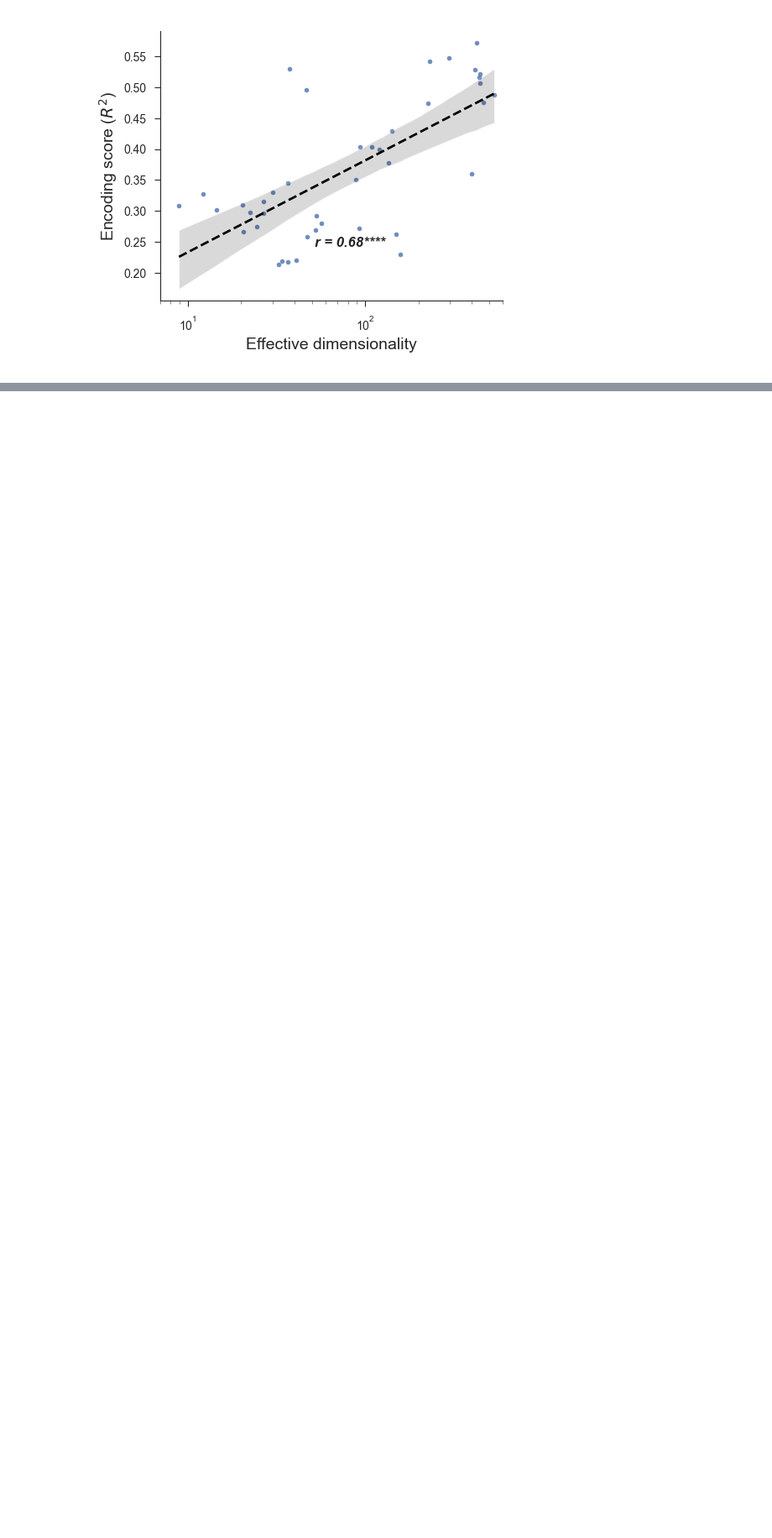
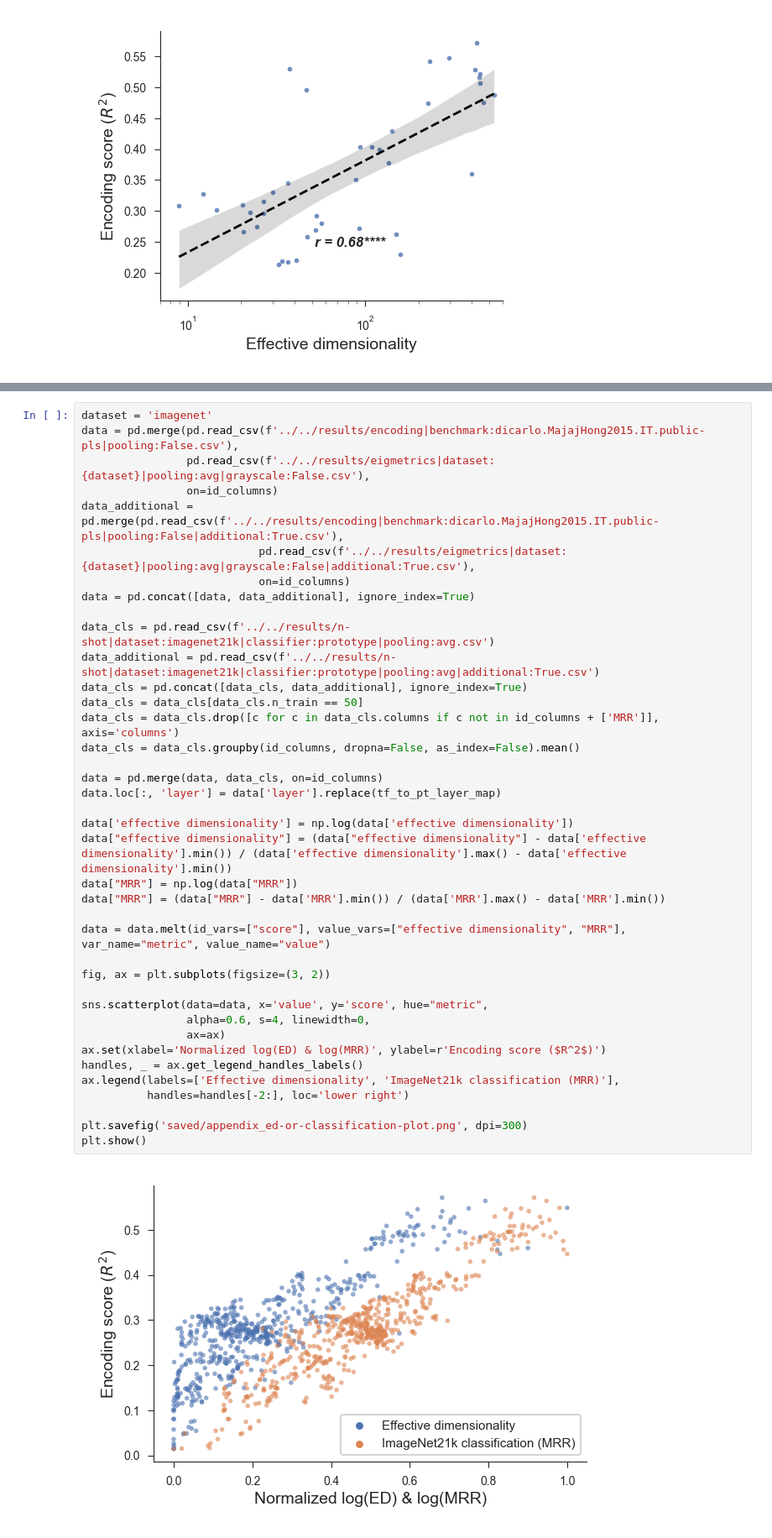
Before and after one commit to EricElmoznino/encoder_dimensionality, a Jupyter notebook: figures/manuscript/results.ipynb, the cells around one changed output, grey strips where cells are left out. Shown at 84% size. Saved outputs shown, nothing was run; the diff lists cells and outputs as text; blank space fills up the shorter version.

```diff
--- a/figures/manuscript/results.ipynb
+++ b/figures/manuscript/results.ipynb
@@ -1154,0 +1081,41 @@ plt.show()
+# %%
+dataset = 'imagenet'
+data = pd.merge(pd.read_csv(f'../../results/encoding|benchmark:dicarlo.MajajHong2015.IT.public-pls|pooling:False.csv'),
+                pd.read_csv(f'../../results/eigmetrics|dataset:{dataset}|pooling:avg|grayscale:False.csv'),
+                on=id_columns)
+data_additional = pd.merge(pd.read_csv(f'../../results/encoding|benchmark:dicarlo.MajajHong2015.IT.public-pls|pooling:False|additional:True.csv'),
+                           pd.read_csv(f'../../results/eigmetrics|dataset:{dataset}|pooling:avg|grayscale:False|additional:True.csv'),
+                           on=id_columns)
+data = pd.concat([data, data_additional], ignore_index=True)
+
+data_cls = pd.read_csv(f'../../results/n-shot|dataset:imagenet21k|classifier:prototype|pooling:avg.csv')
+data_additional = pd.read_csv(f'../../results/n-shot|dataset:imagenet21k|classifier:prototype|pooling:avg|additional:True.csv')
+data_cls = pd.concat([data_cls, data_additional], ignore_index=True)
+data_cls = data_cls[data_cls.n_train == 50]
+data_cls = data_cls.drop([c for c in data_cls.columns if c not in id_columns + ['MRR']], axis='columns')
+data_cls = data_cls.groupby(id_columns, dropna=False, as_index=False).mean()
+
+data = pd.merge(data, data_cls, on=id_columns)
+data.loc[:, 'layer'] = data['layer'].replace(tf_to_pt_layer_map)
+
+data['effective dimensionality'] = np.log(data['effective dimensionality'])
+data["effective dimensionality"] = (data["effective dimensionality"] - data['effective dimensionality'].min()) / (data['effective dimensionality'].max() - data['effective dimensionality'].min())
+data["MRR"] = np.log(data["MRR"])
+data["MRR"] = (data["MRR"] - data['MRR'].min()) / (data['MRR'].max() - data['MRR'].min())
+
+data = data.melt(id_vars=["score"], value_vars=["effective dimensionality", "MRR"], var_name="metric", value_name="value")
+
+fig, ax = plt.subplots(figsize=(3, 2))
+
+sns.scatterplot(data=data, x='value', y='score', hue="metric",
+                alpha=0.6, s=4, linewidth=0,
+                ax=ax)
+ax.set(xlabel='Normalized log(ED) & log(MRR)', ylabel=r'Encoding score ($R^2$)')
+handles, _ = ax.get_legend_handles_labels()
+ax.legend(labels=['Effective dimensionality', 'ImageNet21k classification (MRR)'],
+          handles=handles[-2:], loc='lower right')
+
+plt.savefig('saved/appendix_ed-or-classification-plot.png', dpi=300)
+plt.show()
+# %% [output]
+[figure, added]
```
Also changed, not shown: parts of 6 cells of this notebook, 12 other files.
